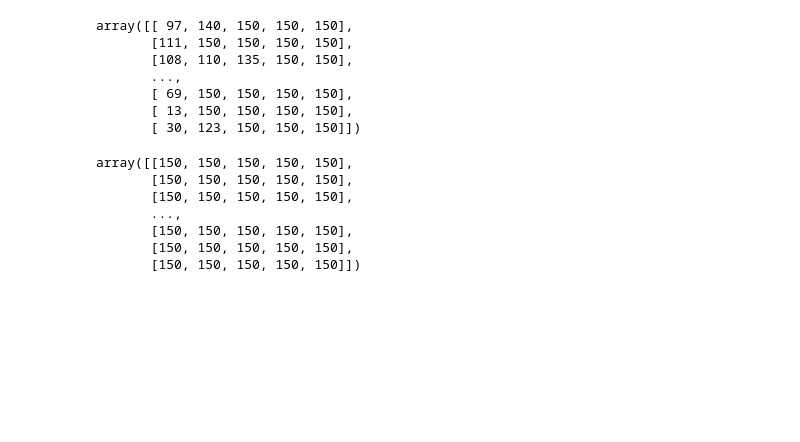
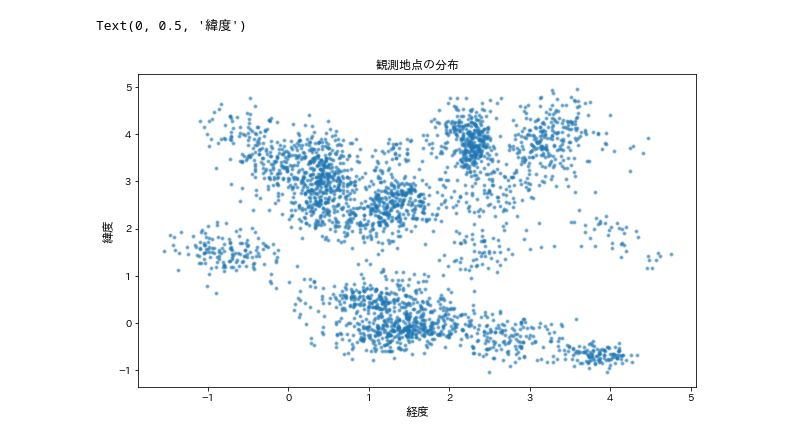
Before and after one commit to shiny-colors/Machine_Learning_Python, a Jupyter notebook: Gaussian_Process_Spatio_Temporal_point_model.ipynb, the cells around one changed output. Saved outputs shown, nothing was run; the diff lists cells and outputs as text; code cells hidden in the pictures; blank space fills up the shorter version.

Commit message:
Gaussian Process Spatio Temporal point model

```diff
--- a/Gaussian_Process_Spatio_Temporal_point_model.ipynb
+++ b/Gaussian_Process_Spatio_Temporal_point_model.ipynb
@@ -115,20 +121,29 @@ for i in range(place):
-# %%
-category_id
-# %% [output]
-array([[ 97, 140, 150, 150, 150],
-       [111, 150, 150, 150, 150],
-       [108, 110, 135, 150, 150],
-       ...,
-       [ 69, 150, 150, 150, 150],
-       [ 13, 150, 150, 150, 150],
-       [ 30, 123, 150, 150, 150]])
-# %%
-category_id
-# %% [output]
-array([[150, 150, 150, 150, 150],
-       [150, 150, 150, 150, 150],
-       [150, 150, 150, 150, 150],
-       ...,
-       [150, 150, 150, 150, 150],
-       [150, 150, 150, 150, 150],
-       [150, 150, 150, 150, 150]])
+# %%
+##観測地点間の距離分布を生成
+#場所集合のトピックを生成
+s = 30
+prob = np.random.dirichlet(np.repeat(1.0, s), 1).reshape(-1)
+point = np.dot(np.random.multinomial(1, prob, place), np.arange(s))
+n = np.array([np.sum(point==j) for j in range(s)])
+
+#観測地点の経緯度を生成
+longitude = np.array([0, 5]); latitude = np.array([0, 5])
+geo_spot0 = np.zeros((place, 2))
+for j in range(s):
+    index = np.array(np.where(point==j)[0], dtype="int")
+    mu = np.append(np.random.uniform(longitude[0], longitude[1]), np.random.uniform(latitude[0], latitude[1]))
+    Cov = np.diag(np.random.uniform(0.01, 0.15, 2))
+    cor = np.random.uniform(-0.6, 0.6, 1) * np.prod(np.sqrt(np.diag(Cov)))
+    Cov[0, 1] = cor; Cov[1, 0] = cor
+    geo_spot0[index, ] = np.random.multivariate_normal(mu, Cov, n[j])
+geo_spot = np.min(geo_spot0) + geo_spot0
+
+#経緯度を可視化
+fig = plt.figure(figsize=(10.0, 5.75))
+plt.scatter(geo_spot[:, 0], geo_spot[:, 1], alpha=0.5, linewidths="2", s=4)
+plt.title("観測地点の分布")
+plt.xlabel("経度", fontsize=12.0)
+plt.ylabel("緯度", fontsize=12.0)
+# %% [output]
+Text(0, 0.5, '緯度')
+[figure, added]
```
Also changed, not shown: parts of 4 cells of this notebook.
